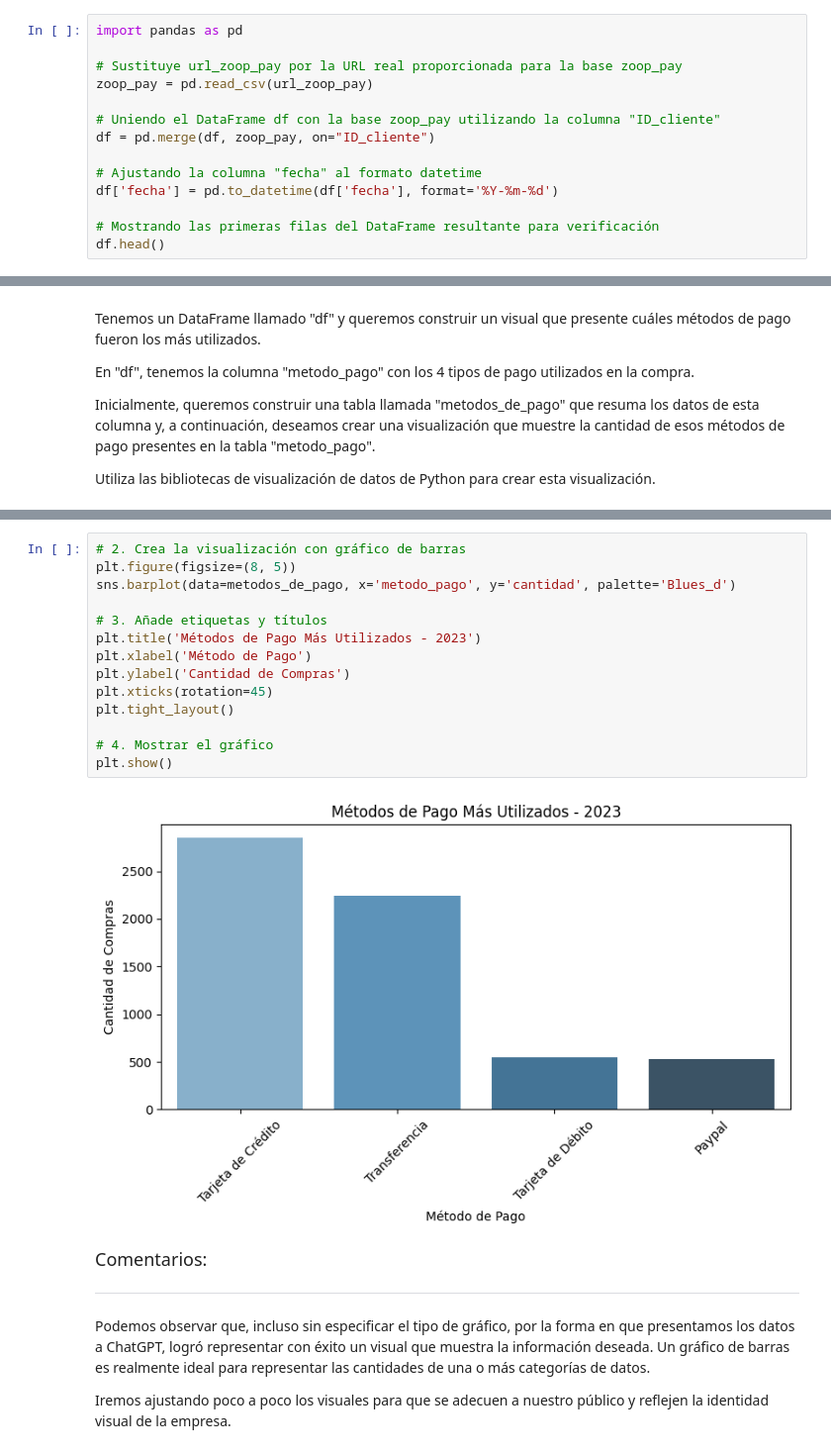
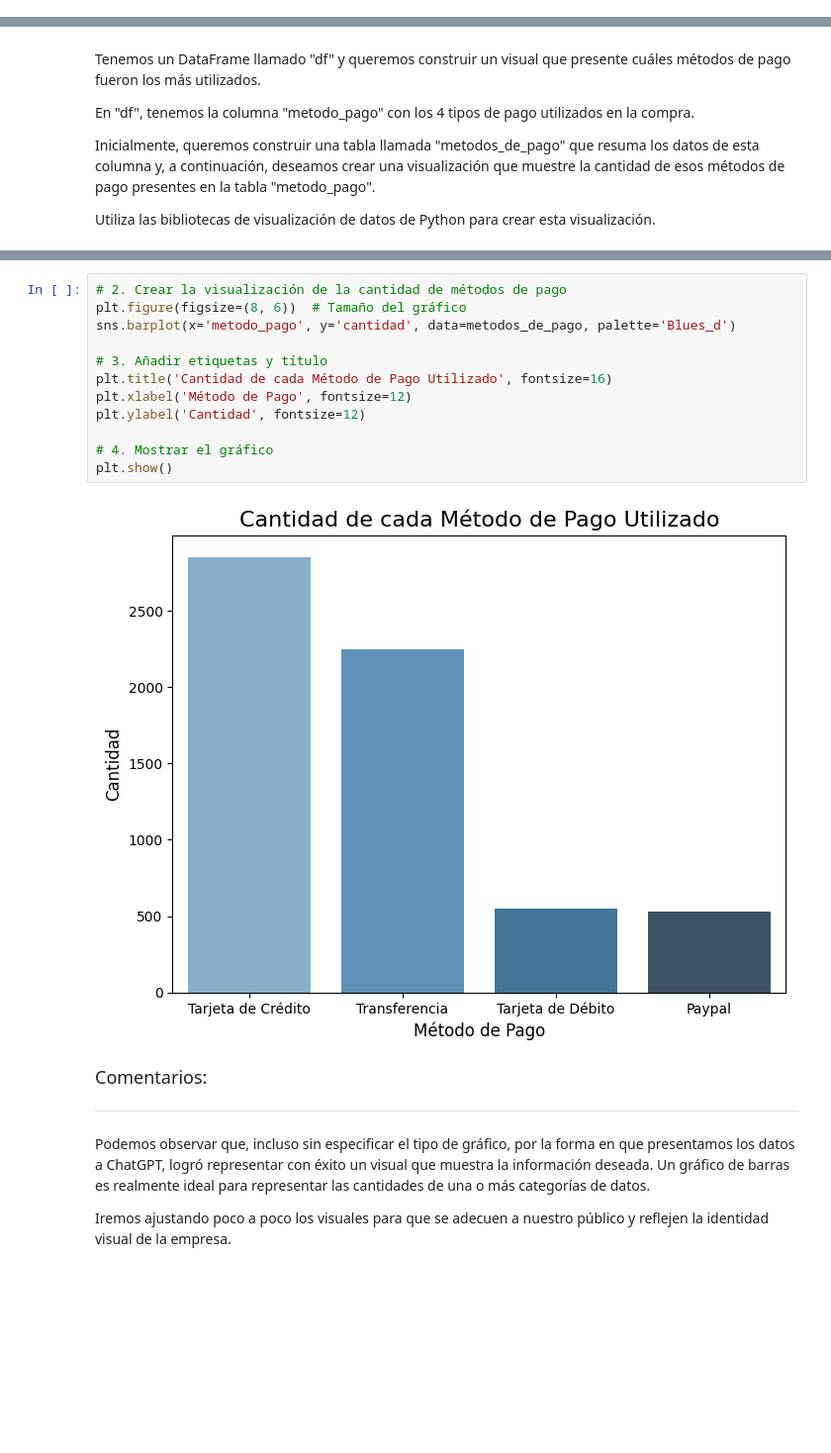
Before and after one commit to Maucho6340/2123-ia-aplicada-a-data-science-construccion-de-visualizaciones, a Jupyter notebook: IA_aplicada_a_ciencia_de_datos.ipynb, the cells around one changed output, grey strips where cells are left out. Shown at 99% size. Saved outputs shown, nothing was run; the diff lists cells and outputs as text; blank space fills up the shorter version.

```diff
--- a/IA_aplicada_a_ciencia_de_datos.ipynb
+++ b/IA_aplicada_a_ciencia_de_datos.ipynb
@@ -490,14 +326,0 @@ Utilizando la respuesta de ChatGPT, obtenemos el siguiente código:
-# %%
-import pandas as pd
-
-# Sustituye url_zoop_pay por la URL real proporcionada para la base zoop_pay
-zoop_pay = pd.read_csv(url_zoop_pay)
-
-# Uniendo el DataFrame df con la base zoop_pay utilizando la columna "ID_cliente"
-df = pd.merge(df, zoop_pay, on="ID_cliente")
-
-# Ajustando la columna "fecha" al formato datetime
-df['fecha'] = pd.to_datetime(df['fecha'], format='%Y-%m-%d')
-
-# Mostrando las primeras filas del DataFrame resultante para verificación
-df.head()
@@ -577,21 +388,19 @@ metodos_de_pago
 | 2 | Tarjeta de Débito | 547 |
 | 3 | Paypal | 527 |
 # %%
-# 2. Crea la visualización con gráfico de barras
-plt.figure(figsize=(8, 5))
-sns.barplot(data=metodos_de_pago, x='metodo_pago', y='cantidad', palette='Blues_d')
+# 2. Crear la visualización de la cantidad de métodos de pago
+plt.figure(figsize=(8, 6))  # Tamaño del gráfico
+sns.barplot(x='metodo_pago', y='cantidad', data=metodos_de_pago, palette='Blues_d')
 
-# 3. Añade etiquetas y títulos
-plt.title('Métodos de Pago Más Utilizados - 2023')
-plt.xlabel('Método de Pago')
-plt.ylabel('Cantidad de Compras')
-plt.xticks(rotation=45)
-plt.tight_layout()
+# 3. Añadir etiquetas y título
+plt.title('Cantidad de cada Método de Pago Utilizado', fontsize=16)
+plt.xlabel('Método de Pago', fontsize=12)
+plt.ylabel('Cantidad', fontsize=12)
 
 # 4. Mostrar el gráfico
 plt.show()
 # %% [output]
-[figure, old version]
+[figure, new version]
 # %% [markdown]
 
 <font color="7b71ff" size=4> Comentarios: </font>
```
Also changed, not shown: parts of 133 cells of this notebook.
